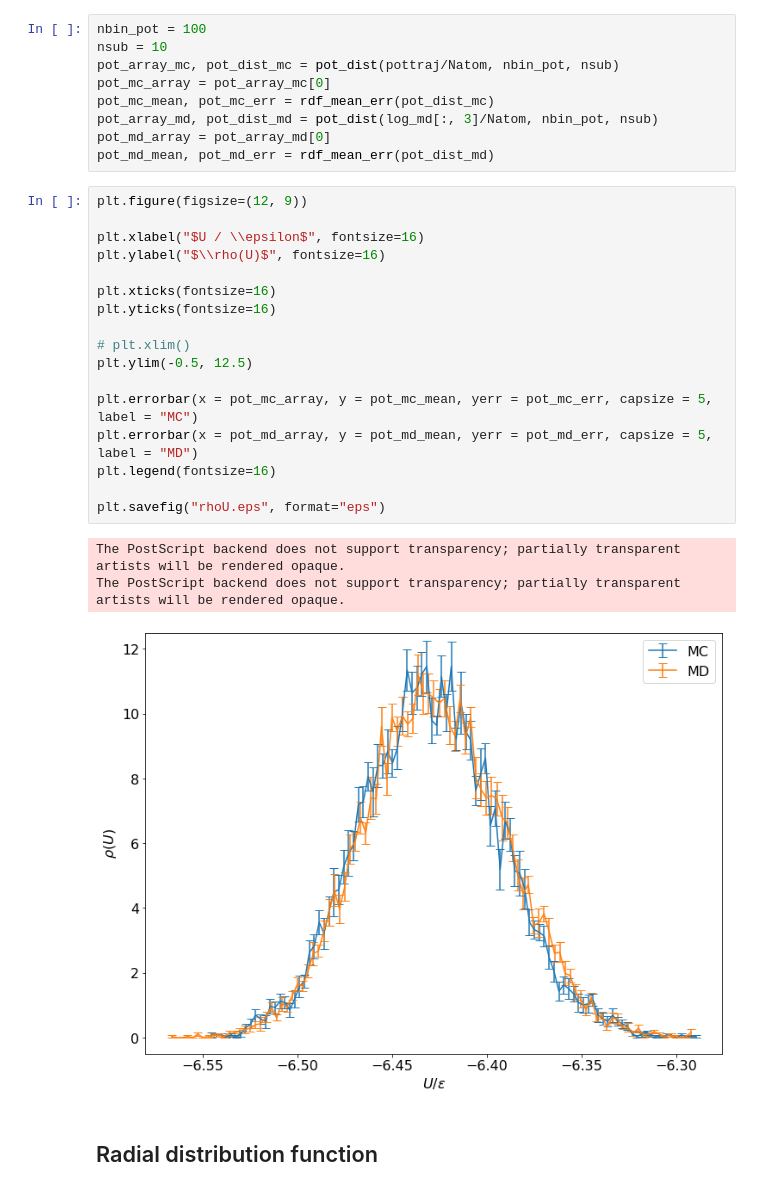
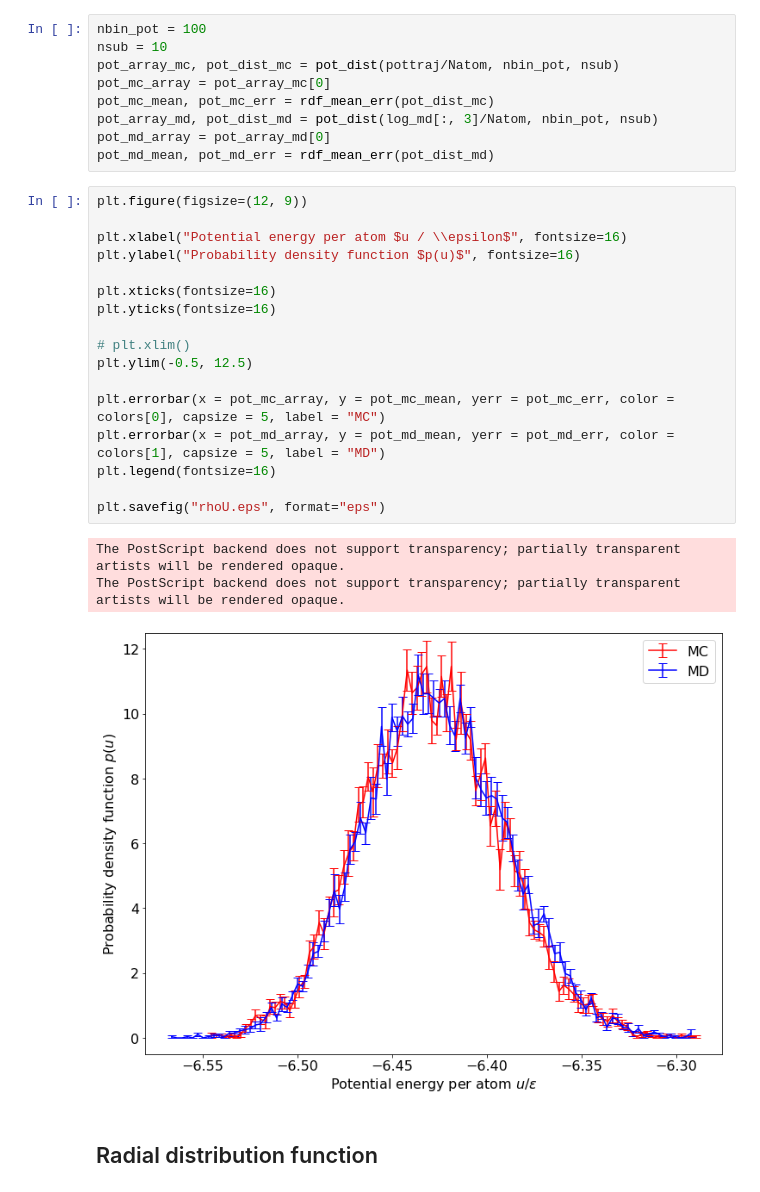
Before and after one commit to Yi-FanLi/MSE512-Final, a Jupyter notebook: 1/MC_noVerlet.ipynb, the cells around one changed output. Saved outputs shown, nothing was run; the diff lists cells and outputs as text.

```diff
--- a/1/MC_noVerlet.ipynb
+++ b/1/MC_noVerlet.ipynb
@@ -318,24 +352,24 @@ pot_md_mean, pot_md_err = rdf_mean_err(pot_dist_md)
 # %%
 plt.figure(figsize=(12, 9))
 
-plt.xlabel("$U / \\epsilon$", fontsize=16)
-plt.ylabel("$\\rho(U)$", fontsize=16)
+plt.xlabel("Potential energy per atom $u / \\epsilon$", fontsize=16)
+plt.ylabel("Probability density function $p(u)$", fontsize=16)
 
 plt.xticks(fontsize=16)
 plt.yticks(fontsize=16)
 
 # plt.xlim()
 plt.ylim(-0.5, 12.5)
 
-plt.errorbar(x = pot_mc_array, y = pot_mc_mean, yerr = pot_mc_err, capsize = 5, label = "MC")
-plt.errorbar(x = pot_md_array, y = pot_md_mean, yerr = pot_md_err, capsize = 5, label = "MD")
+plt.errorbar(x = pot_mc_array, y = pot_mc_mean, yerr = pot_mc_err, color = colors[0], capsize = 5, label = "MC")
+plt.errorbar(x = pot_md_array, y = pot_md_mean, yerr = pot_md_err, color = colors[1], capsize = 5, label = "MD")
 plt.legend(fontsize=16)
 
 plt.savefig("rhoU.eps", format="eps")
 # %% [output]
 The PostScript backend does not support transparency; partially transparent artists will be rendered opaque.
 The PostScript backend does not support transparency; partially transparent artists will be rendered opaque.
-[figure, old version]
+[figure, new version]
 # %% [markdown]
 ## Radial distribution function
 # %%
```
Also changed, not shown: parts of 9 cells of this notebook.
